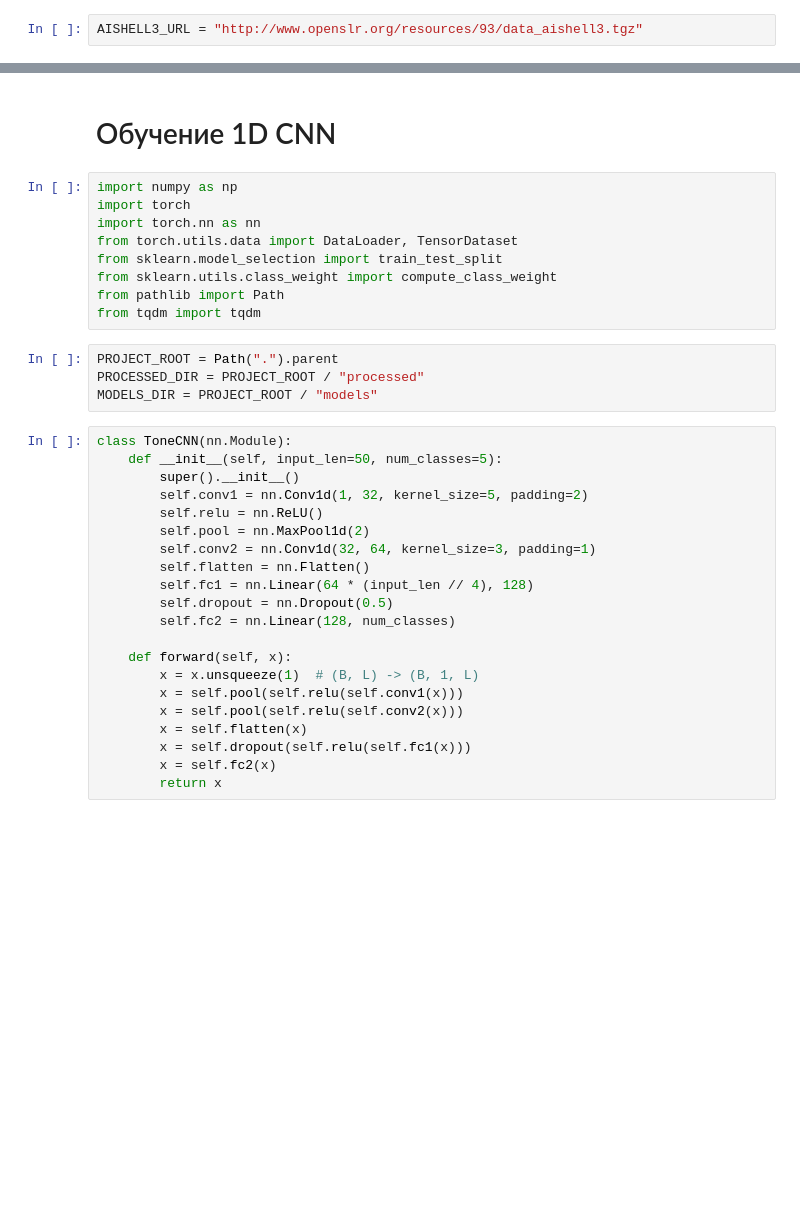
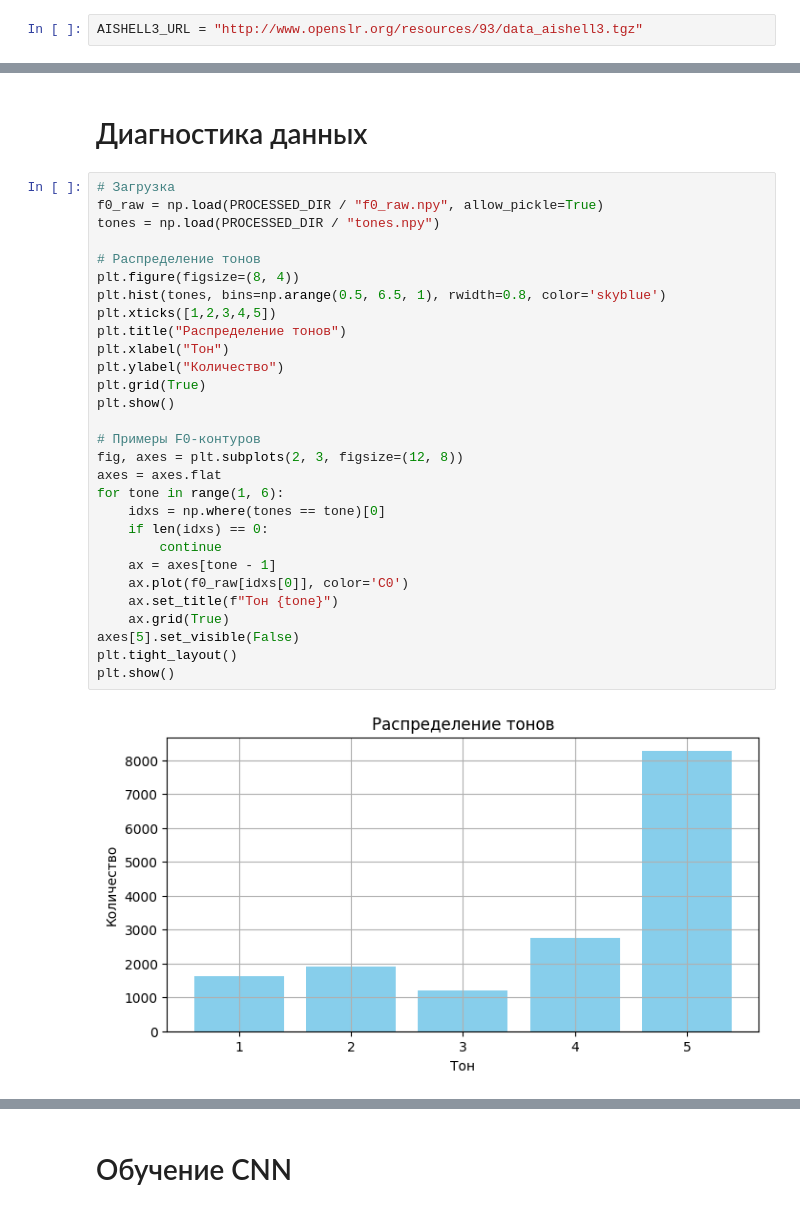
Before and after one commit to Elikul/hskk_coach, a Jupyter notebook: experiments/experiments.ipynb, the cells around one changed output, grey strips where cells are left out. Saved outputs shown, nothing was run; the diff lists cells and outputs as text; blank space fills up the shorter version.

```diff
--- a/experiments/experiments.ipynb
+++ b/experiments/experiments.ipynb
@@ -176,0 +187,33 @@ extract_f0_for_syllables()
+# %% [markdown]
+# Диагностика данных
+# %%
+# Загрузка
+f0_raw = np.load(PROCESSED_DIR / "f0_raw.npy", allow_pickle=True)
+tones = np.load(PROCESSED_DIR / "tones.npy")
+
+# Распределение тонов
+plt.figure(figsize=(8, 4))
+plt.hist(tones, bins=np.arange(0.5, 6.5, 1), rwidth=0.8, color='skyblue')
+plt.xticks([1,2,3,4,5])
+plt.title("Распределение тонов")
+plt.xlabel("Тон")
+plt.ylabel("Количество")
+plt.grid(True)
+plt.show()
+
+# Примеры F0-контуров
+fig, axes = plt.subplots(2, 3, figsize=(12, 8))
+axes = axes.flat
+for tone in range(1, 6):
+    idxs = np.where(tones == tone)[0]
+    if len(idxs) == 0:
+        continue
+    ax = axes[tone - 1]
+    ax.plot(f0_raw[idxs[0]], color='C0')
+    ax.set_title(f"Тон {tone}")
+    ax.grid(True)
+axes[5].set_visible(False)
+plt.tight_layout()
+plt.show()
+# %% [output]
+[figure, added]
@@ -177,36 +221,2 @@ extract_f0_for_syllables()
 # %% [markdown]
-# Обучение 1D CNN
+# Обучение CNN
-# %%
-import numpy as np
-import torch
-import torch.nn as nn
-from torch.utils.data import DataLoader, TensorDataset
-from sklearn.model_selection import train_test_split
-from sklearn.utils.class_weight import compute_class_weight
-from pathlib import Path
-from tqdm import tqdm
-# %%
-PROJECT_ROOT = Path(".").parent
-PROCESSED_DIR = PROJECT_ROOT / "processed"
-MODELS_DIR = PROJECT_ROOT / "models"
-# %%
-class ToneCNN(nn.Module):
-    def __init__(self, input_len=50, num_classes=5):
-        super().__init__()
-        self.conv1 = nn.Conv1d(1, 32, kernel_size=5, padding=2)
-        self.relu = nn.ReLU()
-        self.pool = nn.MaxPool1d(2)
-        self.conv2 = nn.Conv1d(32, 64, kernel_size=3, padding=1)
-        self.flatten = nn.Flatten()
-        self.fc1 = nn.Linear(64 * (input_len // 4), 128)
-        self.dropout = nn.Dropout(0.5)
-        self.fc2 = nn.Linear(128, num_classes)
-
-    def forward(self, x):
-        x = x.unsqueeze(1)  # (B, L) -> (B, 1, L)
-        x = self.pool(self.relu(self.conv1(x)))
-        x = self.pool(self.relu(self.conv2(x)))
-        x = self.flatten(x)
-        x = self.dropout(self.relu(self.fc1(x)))
-        x = self.fc2(x)
-        return x
```
Also changed, not shown: parts of 22 cells of this notebook.
